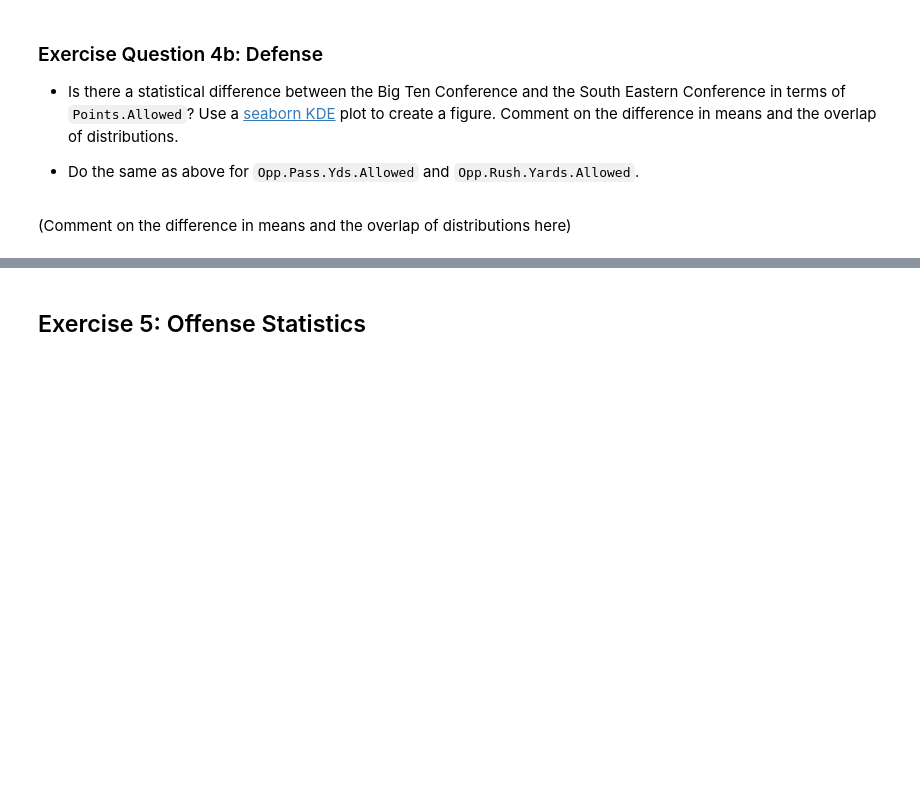
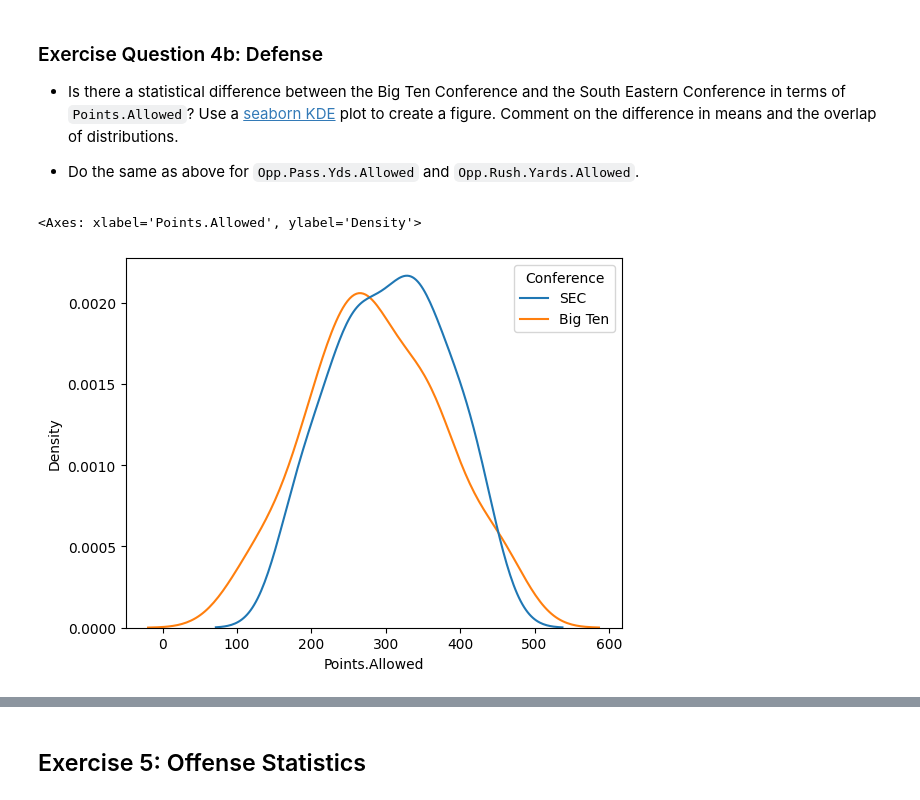
Before and after one commit to ziggster528491/cs-stat-180, a Jupyter notebook: labs/04-wrangling.ipynb, the cells around one changed output, grey strips where cells are left out. Drawn from its saved outputs; the diff is of its cells as text; code cells hidden in the pictures; blank space fills up the shorter version.

```diff
--- a/labs/04-wrangling.ipynb
+++ b/labs/04-wrangling.ipynb
@@ -152,5 +168,8 @@ df
 - Do the same as above for `Opp.Pass.Yds.Allowed` and `Opp.Rush.Yards.Allowed`.
 # %%
 # Write the code for the statistical differences for Points.Allowed:
+to_compare_TD = df[df["Conference"].isin(["Big Ten", "SEC"])]
+sns.kdeplot( data=to_compare_TD, x='Points.Allowed', hue='Conference')
+# %% [output]
+<Axes: xlabel='Points.Allowed', ylabel='Density'>
+[figure, added]
-# %% [markdown]
-(Comment on the difference in means and the overlap of distributions here)
```
Also changed, not shown: parts of 15 cells of this notebook, 1 other file.
